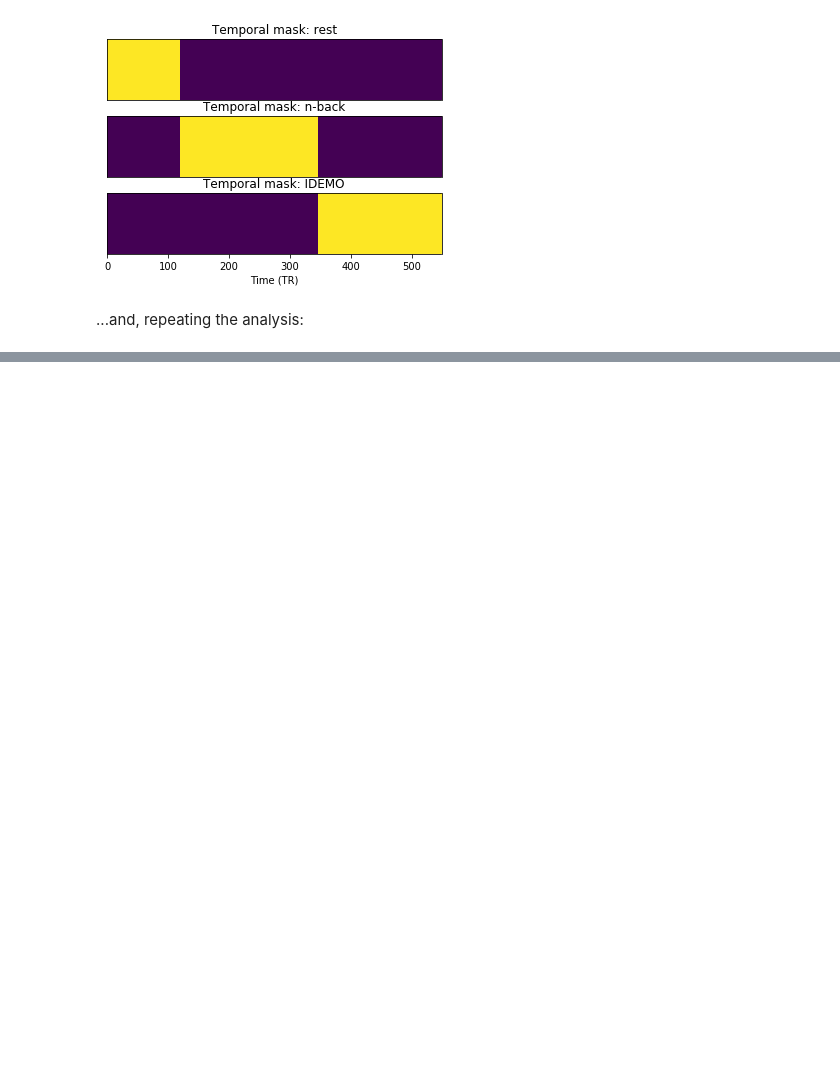
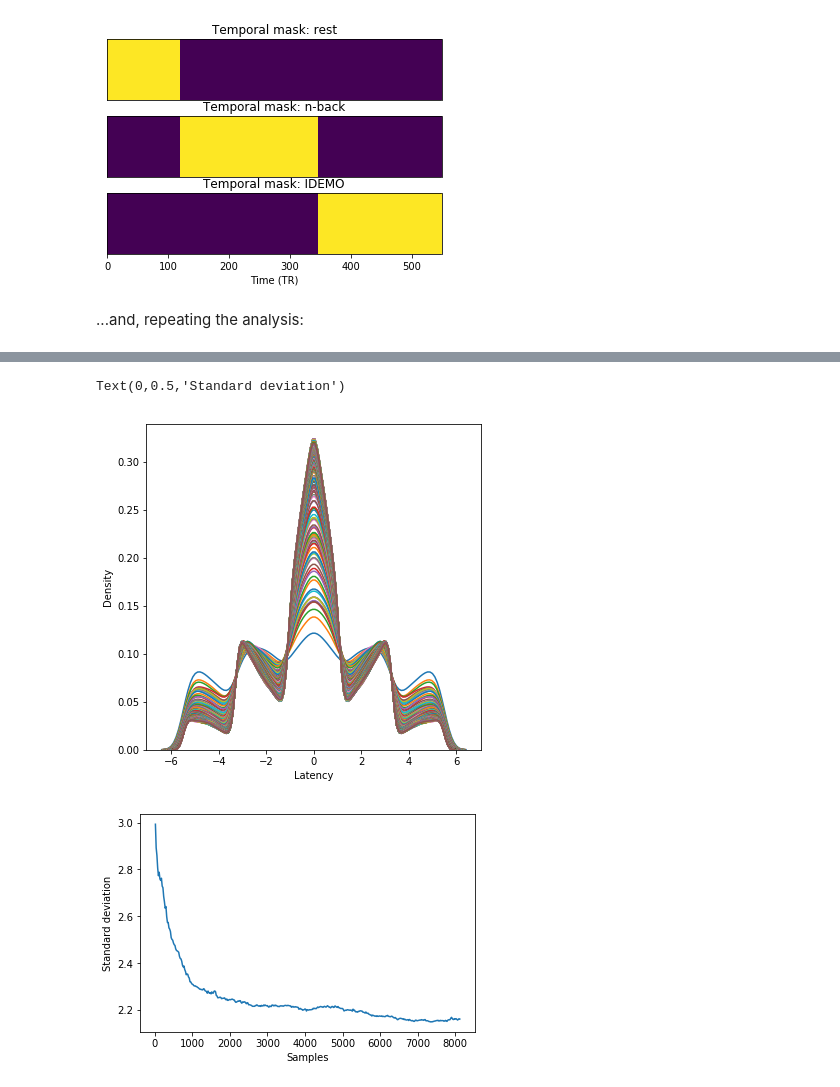
Before and after one commit to rciric/xwave, a Jupyter notebook: 01_NaiveLagAnalysis.ipynb, the cells around one changed output, grey strips where cells are left out. Drawn from its saved outputs; the diff is of its cells as text; code cells hidden in the pictures; blank space fills up the shorter version.

```diff
--- a/01_NaiveLagAnalysis.ipynb
+++ b/01_NaiveLagAnalysis.ipynb
@@ -152,0 +174,29 @@ Sure enough, recent work from Anish Mitra, Marcus Raichle, and colleagues is con
+# %%
+ts_msc = glob.glob('data/MSC/ts/sub-MSC01_ses-*_task-rest_run-01_schaefer400_ts.1D')
+for i, ts in enumerate(ts_msc):
+    ts_msc[i] = pd.read_csv(ts, sep=' ', header=None)
+ts_msc = reduce(lambda x, y: pd.concat([x, y]), ts_msc)
+tmask = np.zeros(ts_msc.shape[0])
+
+plt.figure(figsize=(6,6))
+var = []
+for t in np.arange(20, ts_msc.shape[0], 20):
+    tmask[0:t] = 1
+    lags_msc, peaks_msc = niwaves.lag_analysis(timeseries1=ts_msc.values,
+                                                           tmask=tmask,
+                                                           sample_time=2.2,
+                                                           min_block=10,
+                                                           lagmax=3)
+    var.append(np.nanstd(lags_msc.ravel()))
+    sns.kdeplot(lags_msc.ravel(), ax=plt.gca())
+
+plt.xlabel('Latency')
+plt.ylabel('Density')
+plt.figure()
+plt.plot(np.arange(20, ts_msc.shape[0], 20), var)
+plt.xlabel('Samples')
+plt.ylabel('Standard deviation');
+# %% [output]
+Text(0,0.5,'Standard deviation')
+[figure, added]
+[figure, added]
```
Also changed, not shown: parts of 17 cells of this notebook.
